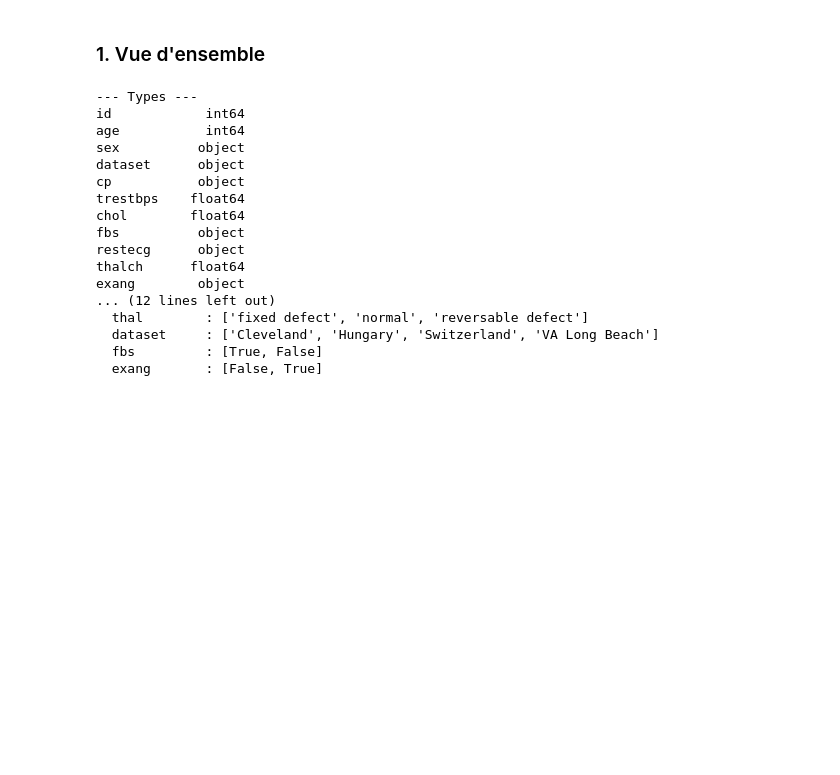
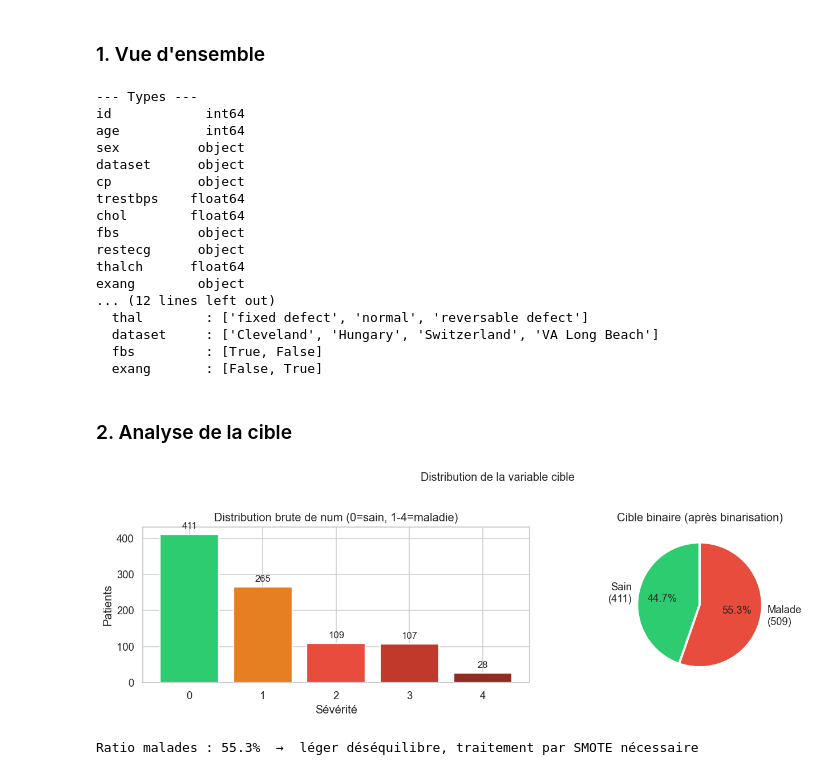
Before and after one commit to bijigunerachid/heart-disease-ml-dl-project, a Jupyter notebook: notebooks/01_EDA.ipynb, the cells around one changed output. Drawn from its saved outputs; the diff is of its cells as text; code cells hidden in the pictures; blank space fills up the shorter version.

Commit message:
add target distribution plots and class imbalance analysis

```diff
--- a/notebooks/01_EDA.ipynb
+++ b/notebooks/01_EDA.ipynb
@@ -25,10 +25,10 @@ C = {
 
 #  Définition des chemins
 DATA_PATH = Path("../data/raw/heart_disease_uci.csv")  # Chemin du dataset
-FIG_PATH = Path('../reports/figures')              # Dossier pour sauvegarder les figures
+FIGS_PATH = Path('../reports/figures')              # Dossier pour sauvegarder les figures
 
 #  Création du dossier figures s'il n'existe pas
-FIG_PATH.mkdir(parents=True, exist_ok=True)
+FIGS_PATH.mkdir(parents=True, exist_ok=True)
 
 #  Chargement des données
 df_raw = pd.read_csv(DATA_PATH)  # Lecture du fichier CSV
@@ -111,3 +111,34 @@ exang        object
   dataset     : ['Cleveland', 'Hungary', 'Switzerland', 'VA Long Beach']
   fbs         : [True, False]
   exang       : [False, True]
+# %% [markdown]
+### 2. Analyse de la cible
+# %%
+fig,axes =plt.subplots(1,2,figsize=(13,4))
+
+counts_raw = df['num'].value_counts().sort_index()
+palette = ['#2ecc71', '#e67e22', '#e74c3c', '#c0392b', '#922b21']
+bars = axes[0].bar(counts_raw.index.astype(str),counts_raw.values,
+                   color=palette,edgecolor='white',linewidth=1.5)
+axes[0].bar_label(bars, padding=4,fontsize=11)
+axes[0].set_title('Distribution brute de num (0=sain, 1-4=maladie)')
+axes[0].set_xlabel('Sévérité')
+axes[0].set_ylabel('Patients')
+
+counts_bin = df['target'].value_counts().sort_index()
+axes[1].pie(counts_bin.values,
+            labels=[f'Sain\n({counts_bin[0]})', f'Malade\n({counts_bin[1]})'],
+            autopct='%1.1f%%',
+            colors=[C['sain'], C['malade']],
+            startangle=90,
+            wedgeprops={'edgecolor': 'white', 'linewidth': 2.5},
+            textprops={'fontsize': 12})
+axes[1].set_title('Cible binaire (après binarisation)')
+plt.suptitle('Distribution de la variable cible', fontsize=13, y=1.02)
+plt.tight_layout()
+plt.savefig(FIGS_PATH / '01_target_distribution.png', dpi=150, bbox_inches='tight')
+plt.show()
+print(f'\nRatio malades : {df["target"].mean():.1%}  →  léger déséquilibre, traitement par SMOTE nécessaire')
+# %% [output]
+[figure, added]
+Ratio malades : 55.3%  →  léger déséquilibre, traitement par SMOTE nécessaire
```
Also changed, not shown: 3 other files.
